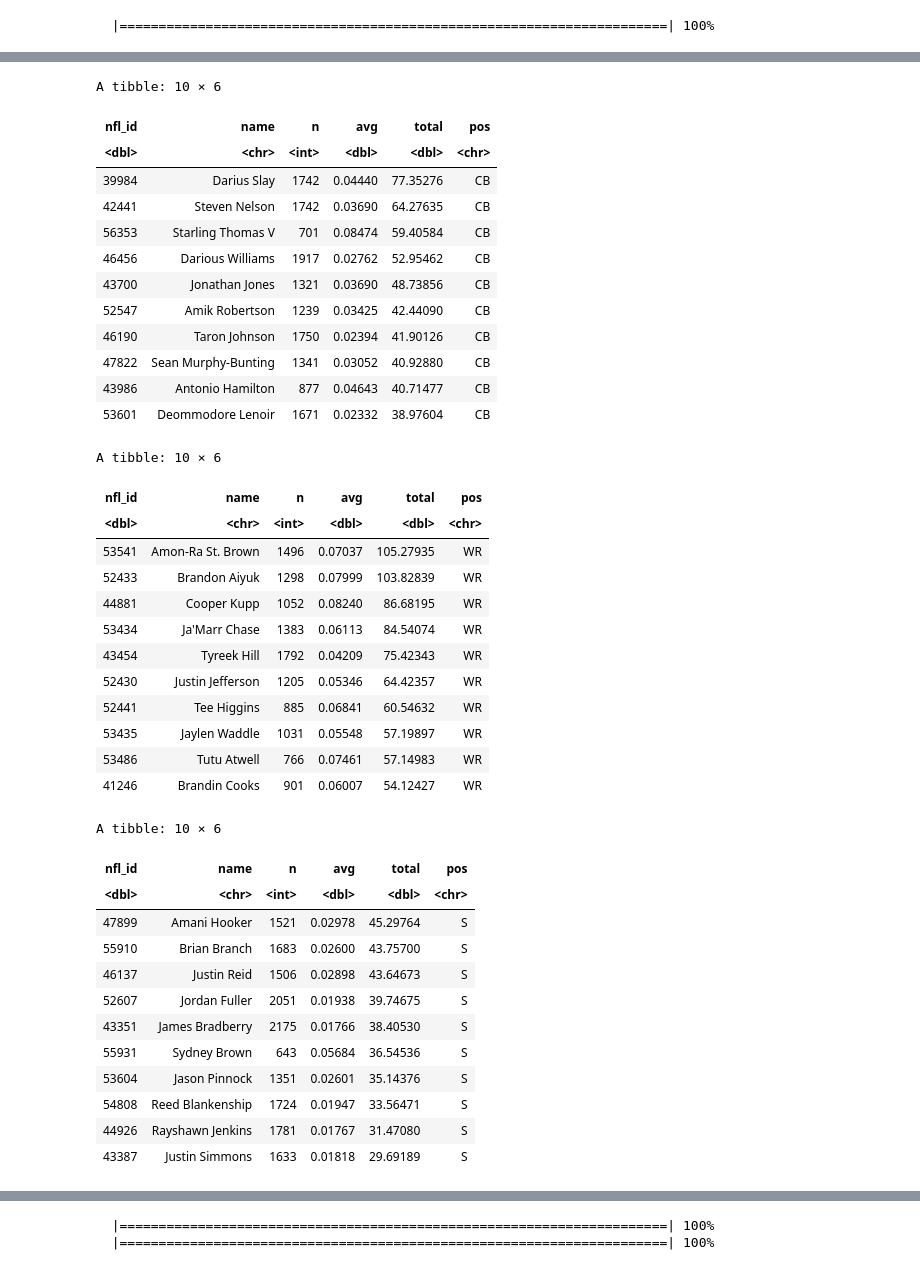
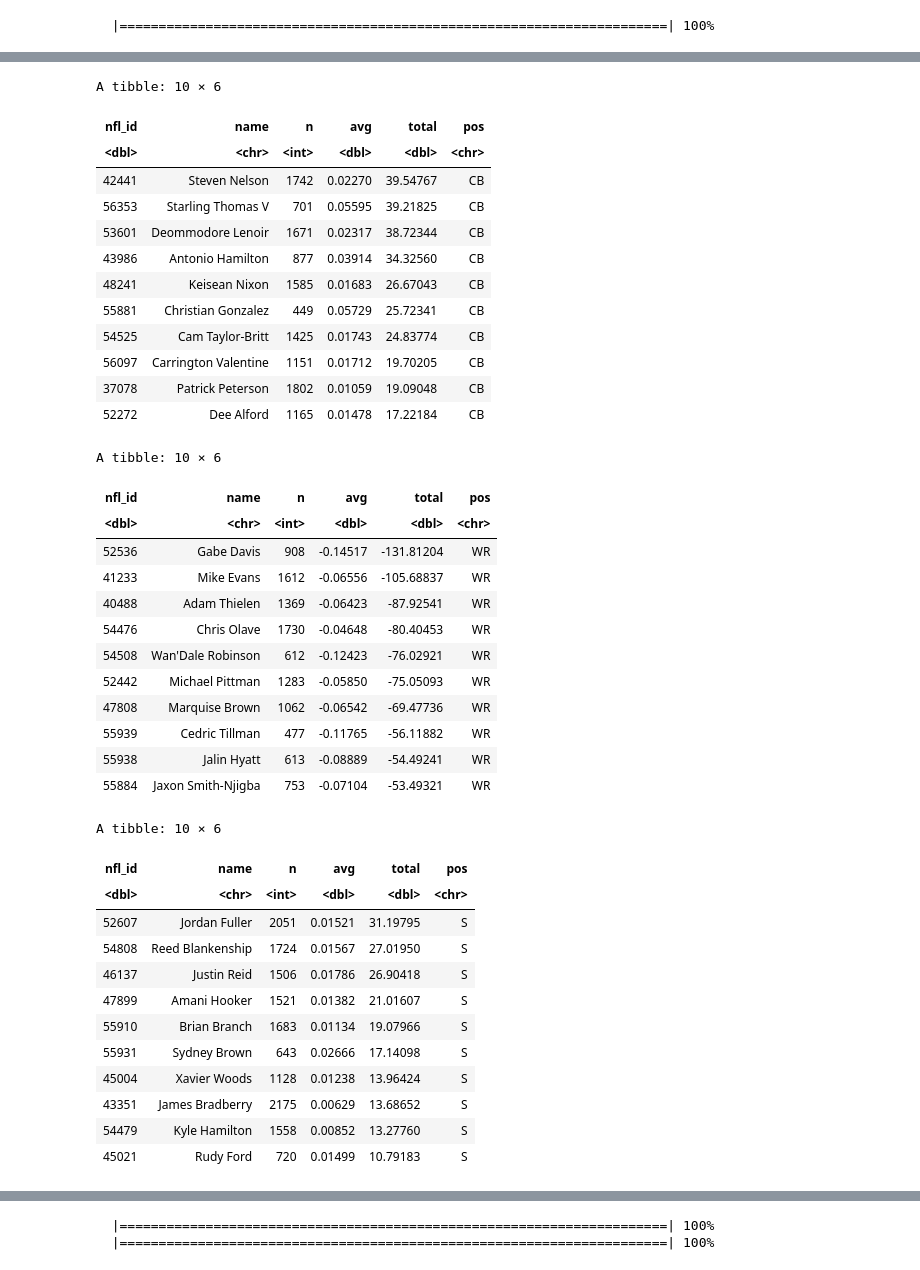
Before and after one commit to MPuram12/BigDataBowl2025, a Jupyter notebook: neural net.ipynb, the cells around one changed output, grey strips where cells are left out. Drawn from its saved outputs; the diff is of its cells as text; code cells hidden in the pictures.

```diff
--- a/neural net.ipynb
+++ b/neural net.ipynb
@@ -68,4 +52,4 @@ df_filtered <- df_filtered %>%
   mutate(reached_ball = ifelse(any(final_frame == 1 & reached_ball == 1), 1, 0)) %>%
   ungroup()
 # %%
-model <- h2o.loadModel(file.path("h2o_models", "model_with_id_dl"))
+model <- h2o.loadModel(file.path("h2o_models", "model_with_id_dl2"))
@@ -184,5 +172,5 @@ h2o.saveModel(model_no_id, path = "h2o_models", force = TRUE, filename = "model_
 # %%
-model_no_id <- h2o.loadModel(file.path("h2o_models", "model_no_id"))
+model_no_id <- h2o.loadModel(file.path("h2o_models", "model_no_id_dl"))
 # %%
 perf2 <- h2o.performance(model_no_id, newdata = test_h2o)
 h2o.auc(perf2)
@@ -297,2 +285,6 @@ A H2OTable: 3 × 4
   |======================================================================| 100%
   |======================================================================| 100%
+# %%
+pred5 <- h2o.predict(model, as.h2o(df_filtered %>% select(-nfl_id)))
+pred_probs5 <- as.vector(pred5$p1)
+pred_class5 <- as.vector(pred5$predict)
@@ -299,6 +296,6 @@ A H2OTable: 3 × 4
 # %%
 data <- df_filtered %>%
-  mutate(pred1 = pred_probs3, pred2 = pred_probs4, effect = pred1 - pred2) %>%
+  mutate(pred1 = pred_probs3, pred2 = pred_probs5, effect = pred1 - pred2) %>%
   left_join(players %>% mutate(nfl_id = as.numeric(nfl_id)) %>% select(nfl_id, display_name, pff_position), by = c("nfl_id"))
 # %%
 data %>%
@@ -316,42 +313,42 @@ data %>%
 A tibble: 10 × 6
 | nfl_id | name | n | avg | total | pos |
 | <dbl> | <chr> | <int> | <dbl> | <dbl> | <chr> |
-| 39984 | Darius Slay | 1742 | 0.04440 | 77.35276 | CB |
-| 42441 | Steven Nelson | 1742 | 0.03690 | 64.27635 | CB |
-| 56353 | Starling Thomas V | 701 | 0.08474 | 59.40584 | CB |
-| 46456 | Darious Williams | 1917 | 0.02762 | 52.95462 | CB |
-| 43700 | Jonathan Jones | 1321 | 0.03690 | 48.73856 | CB |
-| 52547 | Amik Robertson | 1239 | 0.03425 | 42.44090 | CB |
-| 46190 | Taron Johnson | 1750 | 0.02394 | 41.90126 | CB |
-| 47822 | Sean Murphy-Bunting | 1341 | 0.03052 | 40.92880 | CB |
-| 43986 | Antonio Hamilton | 877 | 0.04643 | 40.71477 | CB |
-| 53601 | Deommodore Lenoir | 1671 | 0.02332 | 38.97604 | CB |
+| 42441 | Steven Nelson | 1742 | 0.02270 | 39.54767 | CB |
+| 56353 | Starling Thomas V | 701 | 0.05595 | 39.21825 | CB |
+| 53601 | Deommodore Lenoir | 1671 | 0.02317 | 38.72344 | CB |
+| 43986 | Antonio Hamilton | 877 | 0.03914 | 34.32560 | CB |
+| 48241 | Keisean Nixon | 1585 | 0.01683 | 26.67043 | CB |
+| 55881 | Christian Gonzalez | 449 | 0.05729 | 25.72341 | CB |
+| 54525 | Cam Taylor-Britt | 1425 | 0.01743 | 24.83774 | CB |
+| 56097 | Carrington Valentine | 1151 | 0.01712 | 19.70205 | CB |
+| 37078 | Patrick Peterson | 1802 | 0.01059 | 19.09048 | CB |
+| 52272 | Dee Alford | 1165 | 0.01478 | 17.22184 | CB |
 # %%
 data %>%
   group_by(nfl_id) %>%
   summarise(name = unique(display_name),
             n = n(),
             avg = round(mean(effect), 5),
             total = round(sum(effect), 5),
             pos = unique(pff_position)) %>%
   #filter(n > 50, pos != "WR", pos != "TE", pos != "HB") %>%
   filter(n > 50, pos == "WR") %>%
-  arrange(desc(total)) %>%
+  arrange((total)) %>%
   head(10)
 # %% [output]
 A tibble: 10 × 6
 | nfl_id | name | n | avg | total | pos |
 | <dbl> | <chr> | <int> | <dbl> | <dbl> | <chr> |
-| 53541 | Amon-Ra St. Brown | 1496 | 0.07037 | 105.27935 | WR |
-| 52433 | Brandon Aiyuk | 1298 | 0.07999 | 103.82839 | WR |
-| 44881 | Cooper Kupp | 1052 | 0.08240 | 86.68195 | WR |
-| 53434 | Ja'Marr Chase | 1383 | 0.06113 | 84.54074 | WR |
-| 43454 | Tyreek Hill | 1792 | 0.04209 | 75.42343 | WR |
-| 52430 | Justin Jefferson | 1205 | 0.05346 | 64.42357 | WR |
-| 52441 | Tee Higgins | 885 | 0.06841 | 60.54632 | WR |
-| 53435 | Jaylen Waddle | 1031 | 0.05548 | 57.19897 | WR |
-| 53486 | Tutu Atwell | 766 | 0.07461 | 57.14983 | WR |
-| 41246 | Brandin Cooks | 901 | 0.06007 | 54.12427 | WR |
+| 52536 | Gabe Davis | 908 | -0.14517 | -131.81204 | WR |
+| 41233 | Mike Evans | 1612 | -0.06556 | -105.68837 | WR |
+| 40488 | Adam Thielen | 1369 | -0.06423 | -87.92541 | WR |
+| 54476 | Chris Olave | 1730 | -0.04648 | -80.40453 | WR |
+| 54508 | Wan'Dale Robinson | 612 | -0.12423 | -76.02921 | WR |
+| 52442 | Michael Pittman | 1283 | -0.05850 | -75.05093 | WR |
+| 47808 | Marquise Brown | 1062 | -0.06542 | -69.47736 | WR |
+| 55939 | Cedric Tillman | 477 | -0.11765 | -56.11882 | WR |
+| 55938 | Jalin Hyatt | 613 | -0.08889 | -54.49241 | WR |
+| 55884 | Jaxon Smith-Njigba | 753 | -0.07104 | -53.49321 | WR |
 # %%
 data %>%
   group_by(nfl_id) %>%
@@ -368,16 +365,16 @@ data %>%
 A tibble: 10 × 6
 | nfl_id | name | n | avg | total | pos |
 | <dbl> | <chr> | <int> | <dbl> | <dbl> | <chr> |
-| 47899 | Amani Hooker | 1521 | 0.02978 | 45.29764 | S |
-| 55910 | Brian Branch | 1683 | 0.02600 | 43.75700 | S |
-| 46137 | Justin Reid | 1506 | 0.02898 | 43.64673 | S |
-| 52607 | Jordan Fuller | 2051 | 0.01938 | 39.74675 | S |
-| 43351 | James Bradberry | 2175 | 0.01766 | 38.40530 | S |
-| 55931 | Sydney Brown | 643 | 0.05684 | 36.54536 | S |
-| 53604 | Jason Pinnock | 1351 | 0.02601 | 35.14376 | S |
-| 54808 | Reed Blankenship | 1724 | 0.01947 | 33.56471 | S |
-| 44926 | Rayshawn Jenkins | 1781 | 0.01767 | 31.47080 | S |
-| 43387 | Justin Simmons | 1633 | 0.01818 | 29.69189 | S |
+| 52607 | Jordan Fuller | 2051 | 0.01521 | 31.19795 | S |
+| 54808 | Reed Blankenship | 1724 | 0.01567 | 27.01950 | S |
+| 46137 | Justin Reid | 1506 | 0.01786 | 26.90418 | S |
+| 47899 | Amani Hooker | 1521 | 0.01382 | 21.01607 | S |
+| 55910 | Brian Branch | 1683 | 0.01134 | 19.07966 | S |
+| 55931 | Sydney Brown | 643 | 0.02666 | 17.14098 | S |
+| 45004 | Xavier Woods | 1128 | 0.01238 | 13.96424 | S |
+| 43351 | James Bradberry | 2175 | 0.00629 | 13.68652 | S |
+| 54479 | Kyle Hamilton | 1558 | 0.00852 | 13.27760 | S |
+| 45021 | Rudy Ford | 720 | 0.01499 | 10.79183 | S |
 # %%
 top10_by_pos <- function(df, position) {
   df = df %>%
```
Also changed, not shown: parts of 18 cells of this notebook, 31 other files.
